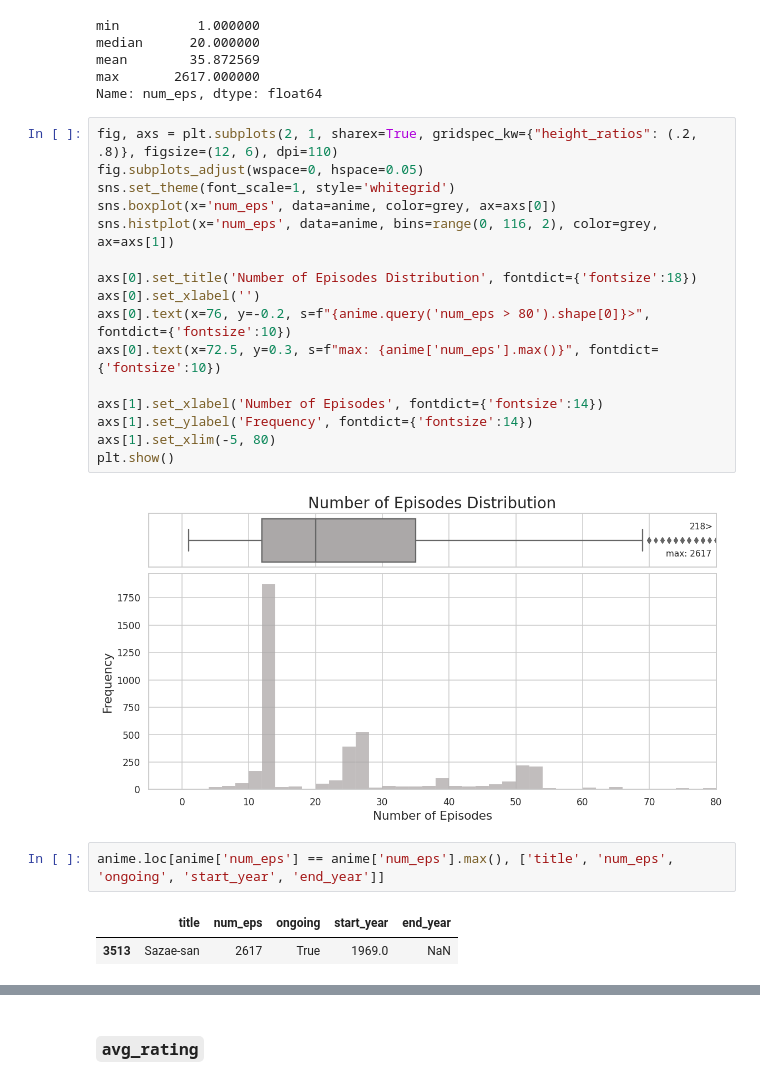
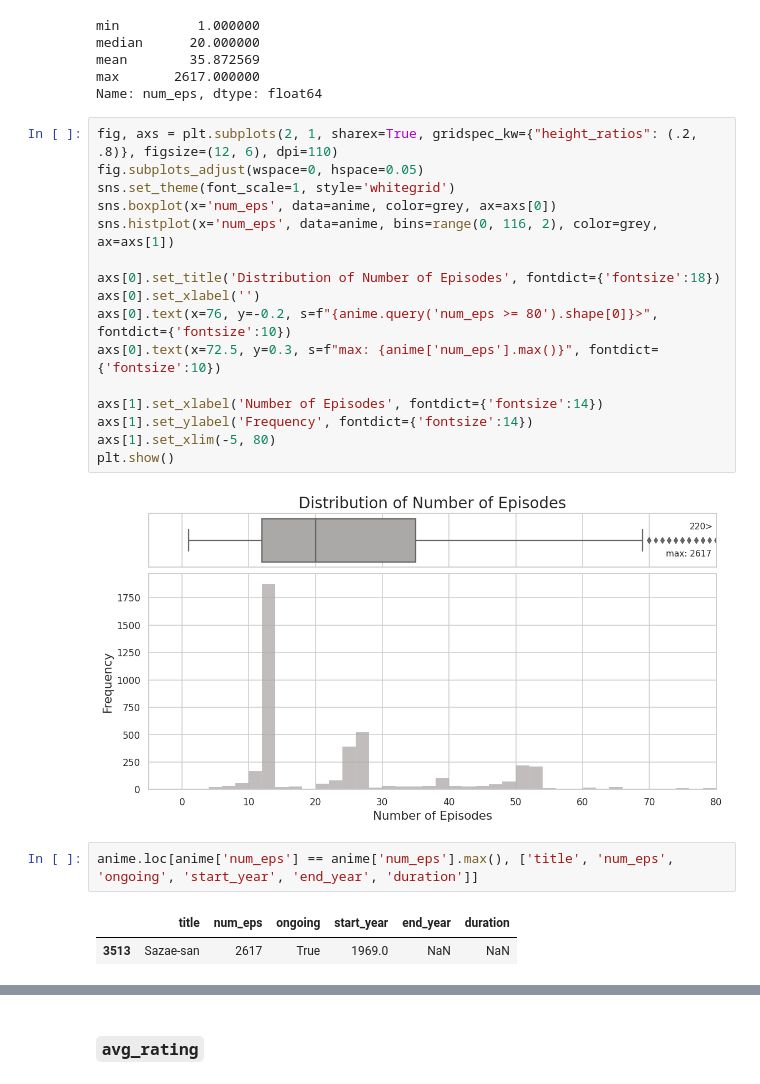
Before and after one commit to alancmathew/anime-recommendation-engine, a Jupyter notebook: notebooks/08_exploratoryDataAnalysis.ipynb, the cells around one changed output, grey strips where cells are left out. Drawn from its saved outputs; the diff is of its cells as text.

Commit message:
started eda

```diff
--- a/notebooks/08_exploratoryDataAnalysis.ipynb
+++ b/notebooks/08_exploratoryDataAnalysis.ipynb
@@ -71,9 +75,9 @@ sns.set_theme(font_scale=1, style='whitegrid')
 sns.boxplot(x='num_eps', data=anime, color=grey, ax=axs[0])
 sns.histplot(x='num_eps', data=anime, bins=range(0, 116, 2), color=grey, ax=axs[1])
 
-axs[0].set_title('Number of Episodes Distribution', fontdict={'fontsize':18})
+axs[0].set_title('Distribution of Number of Episodes', fontdict={'fontsize':18})
 axs[0].set_xlabel('')
-axs[0].text(x=76, y=-0.2, s=f"{anime.query('num_eps > 80').shape[0]}>", fontdict={'fontsize':10})
+axs[0].text(x=76, y=-0.2, s=f"{anime.query('num_eps >= 80').shape[0]}>", fontdict={'fontsize':10})
 axs[0].text(x=72.5, y=0.3, s=f"max: {anime['num_eps'].max()}", fontdict={'fontsize':10})
 
 axs[1].set_xlabel('Number of Episodes', fontdict={'fontsize':14})
@@ -81,9 +85,9 @@ axs[1].set_ylabel('Frequency', fontdict={'fontsize':14})
 axs[1].set_xlim(-5, 80)
 plt.show()
 # %% [output]
-[figure, old version]
+[figure, new version]
 # %%
-anime.loc[anime['num_eps'] == anime['num_eps'].max(), ['title', 'num_eps', 'ongoing', 'start_year', 'end_year']]
+anime.loc[anime['num_eps'] == anime['num_eps'].max(), ['title', 'num_eps', 'ongoing', 'start_year', 'end_year', 'duration']]
 # %% [output]
-|  | title | num_eps | ongoing | start_year | end_year |
-| 3513 | Sazae-san | 2617 | True | 1969.0 | NaN |
+|  | title | num_eps | ongoing | start_year | end_year | duration |
+| 3513 | Sazae-san | 2617 | True | 1969.0 | NaN | NaN |
```
Also changed, not shown: parts of 22 cells of this notebook, 1 other file.
